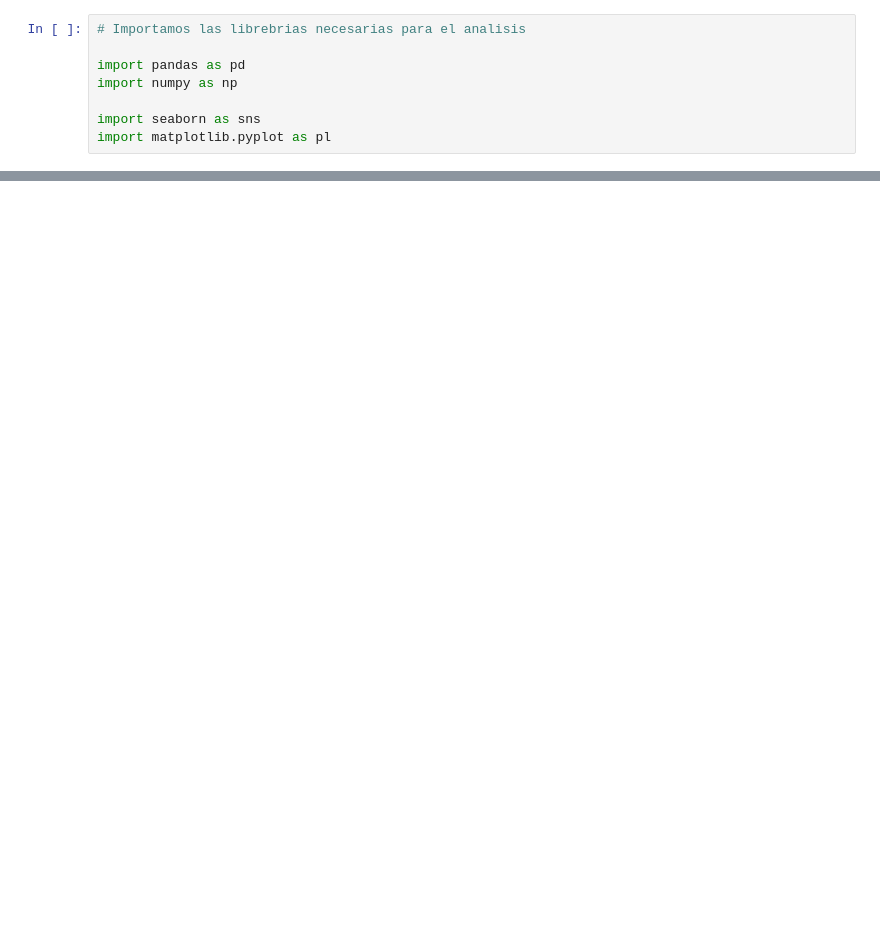
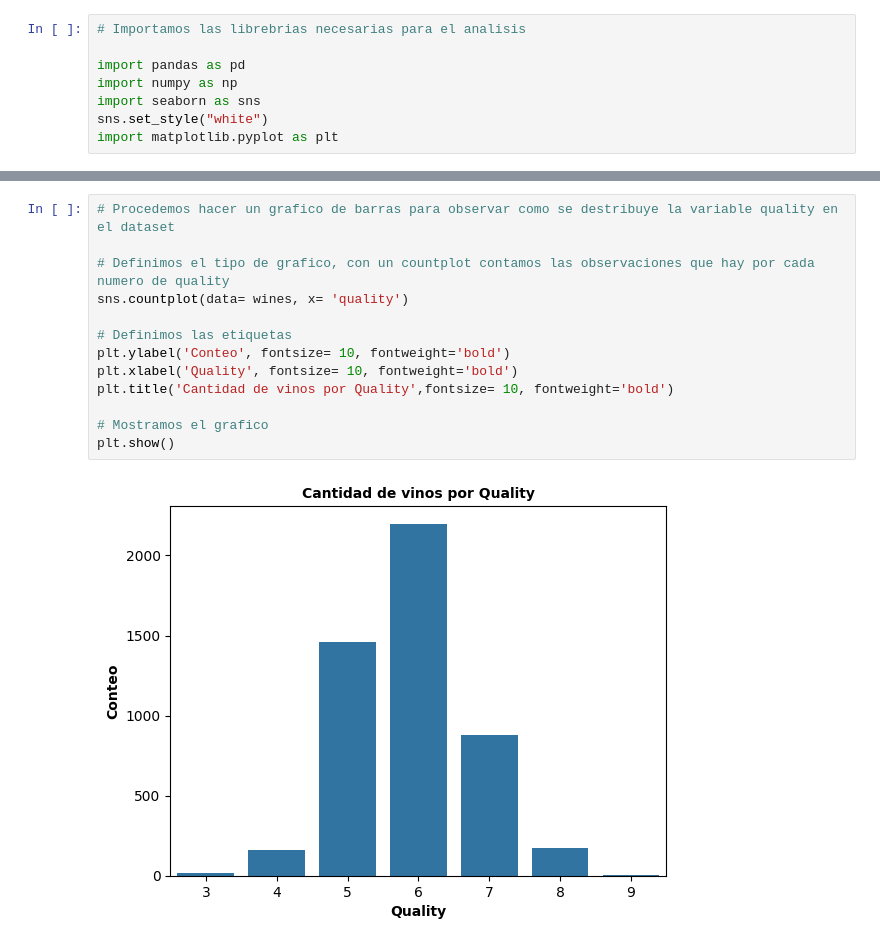
Before and after one commit to JuankTS/WineQuality, a Jupyter notebook: Analysis/Wines.ipynb, the cells around one changed output, grey strips where cells are left out. Drawn from its saved outputs; the diff is of its cells as text; blank space fills up the shorter version.

Commit message:
Analisis del dataset

```diff
--- a/Analysis/Wines.ipynb
+++ b/Analysis/Wines.ipynb
@@ -19,6 +28,6 @@
 
 import pandas as pd
 import numpy as np
-
 import seaborn as sns
-import matplotlib.pyplot as pl
+sns.set_style("white")
+import matplotlib.pyplot as plt
@@ -39,0 +86,15 @@ Error:
+# %%
+# Procedemos hacer un grafico de barras para observar como se destribuye la variable quality en el dataset
+
+# Definimos el tipo de grafico, con un countplot contamos las observaciones que hay por cada numero de quality
+sns.countplot(data= wines, x= 'quality')
+
+# Definimos las etiquetas
+plt.ylabel('Conteo', fontsize= 10, fontweight='bold')
+plt.xlabel('Quality', fontsize= 10, fontweight='bold')
+plt.title('Cantidad de vinos por Quality',fontsize= 10, fontweight='bold')
+
+# Mostramos el grafico
+plt.show()
+# %% [output]
+[figure, added]
```
Also changed, not shown: parts of 11 cells of this notebook.
